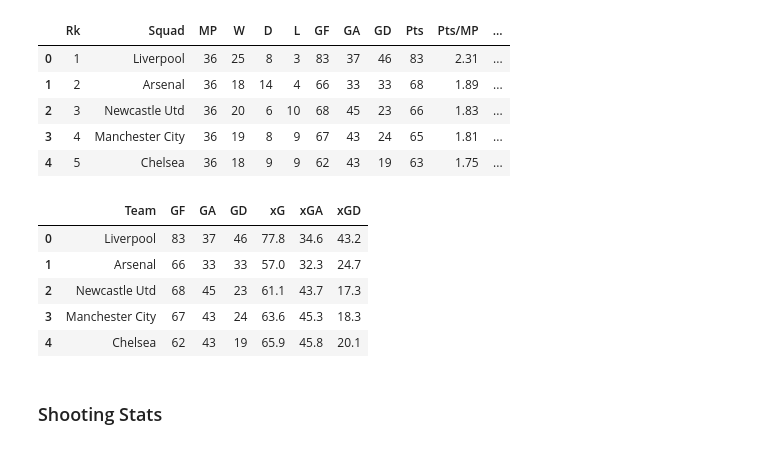
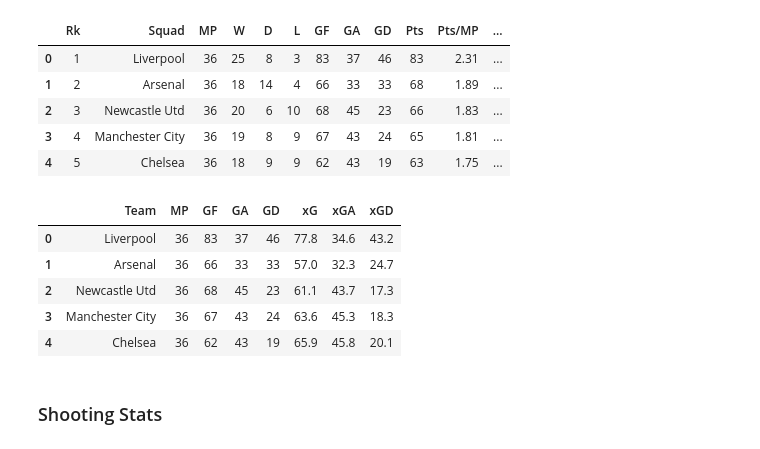
Before and after one commit to ProntoSbinalla/Football-Capstone, a Jupyter notebook: notebooks/team/scraping_data_pl.ipynb, the cells around one changed output. Saved outputs shown, nothing was run; the diff lists cells and outputs as text; code cells hidden in the pictures.

```diff
--- a/notebooks/team/scraping_data_pl.ipynb
+++ b/notebooks/team/scraping_data_pl.ipynb
@@ -21,17 +21,17 @@ basic_stats.head()
 | 3 | 4 | Manchester City | 36 | 19 | 8 | 9 | 67 | 43 | 24 | 65 | 1.81 | ... |
 | 4 | 5 | Chelsea | 36 | 18 | 9 | 9 | 62 | 43 | 19 | 63 | 1.75 | ... |
 # %%
-basic_stats.drop(columns=['Rk', 'MP', 'W', 'D', 'L', 'Pts', 'Pts/MP', 'xGD/90', 'Last 5', 'Attendance', 'Top Team Scorer', 'Goalkeeper', 'Notes'], inplace=True)
+basic_stats.drop(columns=['Rk', 'W', 'D', 'L', 'Pts', 'Pts/MP', 'xGD/90', 'Last 5', 'Attendance', 'Top Team Scorer', 'Goalkeeper', 'Notes'], inplace=True)
 basic_stats.rename(columns={'Squad': 'Team'}, inplace=True)
 
 basic_stats.head()
 # %% [output]
-|  | Team | GF | GA | GD | xG | xGA | xGD |
-| 0 | Liverpool | 83 | 37 | 46 | 77.8 | 34.6 | 43.2 |
-| 1 | Arsenal | 66 | 33 | 33 | 57.0 | 32.3 | 24.7 |
-| 2 | Newcastle Utd | 68 | 45 | 23 | 61.1 | 43.7 | 17.3 |
-| 3 | Manchester City | 67 | 43 | 24 | 63.6 | 45.3 | 18.3 |
-| 4 | Chelsea | 62 | 43 | 19 | 65.9 | 45.8 | 20.1 |
+|  | Team | MP | GF | GA | GD | xG | xGA | xGD |
+| 0 | Liverpool | 36 | 83 | 37 | 46 | 77.8 | 34.6 | 43.2 |
+| 1 | Arsenal | 36 | 66 | 33 | 33 | 57.0 | 32.3 | 24.7 |
+| 2 | Newcastle Utd | 36 | 68 | 45 | 23 | 61.1 | 43.7 | 17.3 |
+| 3 | Manchester City | 36 | 67 | 43 | 24 | 63.6 | 45.3 | 18.3 |
+| 4 | Chelsea | 36 | 62 | 43 | 19 | 65.9 | 45.8 | 20.1 |
 # %% [markdown]
 ### Shooting Stats
 # %%
```
Also changed, not shown: parts of 2 cells of this notebook, 1 other file.
